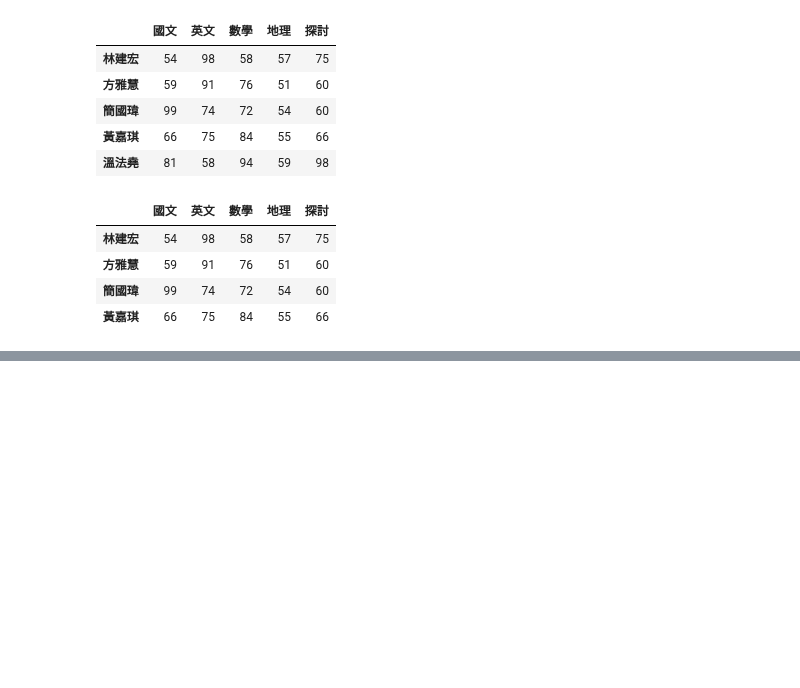
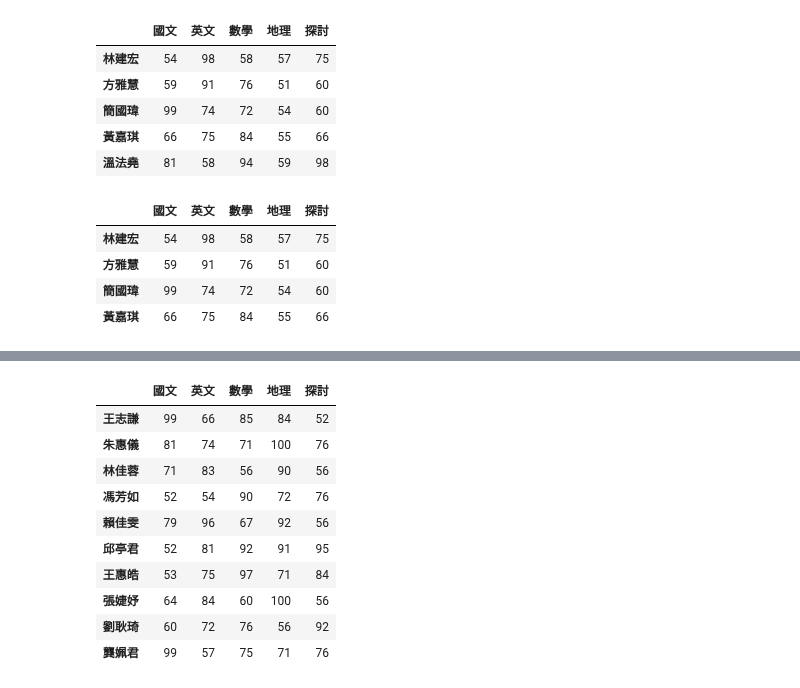
Before and after one commit to edwardxsky/python_analysis, a Jupyter notebook: lesson5_4.ipynb, the cells around one changed output, grey strips where cells are left out. Drawn from its saved outputs; the diff is of its cells as text; code cells hidden in the pictures; blank space fills up the shorter version.

```diff
--- a/lesson5_4.ipynb
+++ b/lesson5_4.ipynb
@@ -72,0 +95,14 @@ df.iloc[16:20]
+# %%
+df[-10:]
+# %% [output]
+|  | 國文 | 英文 | 數學 | 地理 | 探討 |
+| 王志謙 | 99 | 66 | 85 | 84 | 52 |
+| 朱惠儀 | 81 | 74 | 71 | 100 | 76 |
+| 林佳蓉 | 71 | 83 | 56 | 90 | 56 |
+| 馮芳如 | 52 | 54 | 90 | 72 | 76 |
+| 賴佳雯 | 79 | 96 | 67 | 92 | 56 |
+| 邱亭君 | 52 | 81 | 92 | 91 | 95 |
+| 王惠皓 | 53 | 75 | 97 | 71 | 84 |
+| 張婕妤 | 64 | 84 | 60 | 100 | 56 |
+| 劉耿琦 | 60 | 72 | 76 | 56 | 92 |
+| 龔姵君 | 99 | 57 | 75 | 71 | 76 |
```
Also changed, not shown: parts of 5 cells of this notebook.
